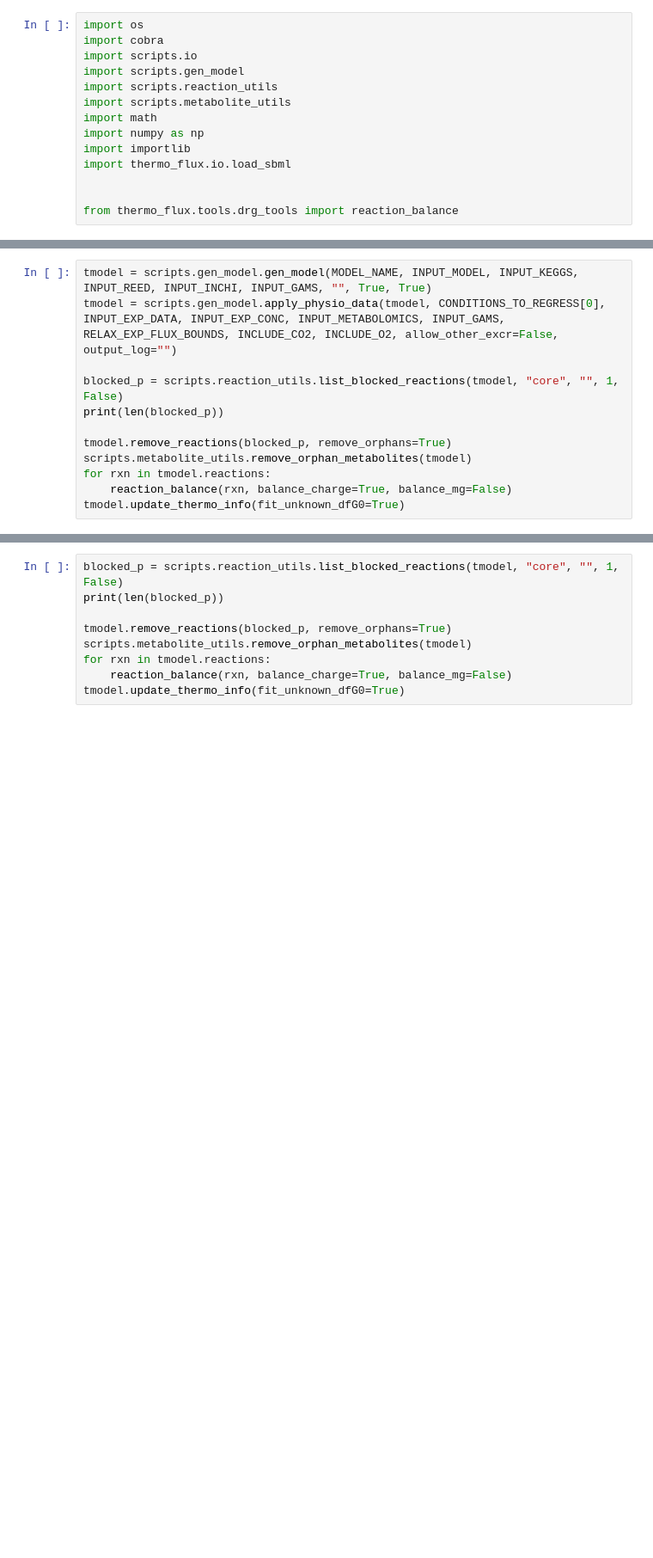
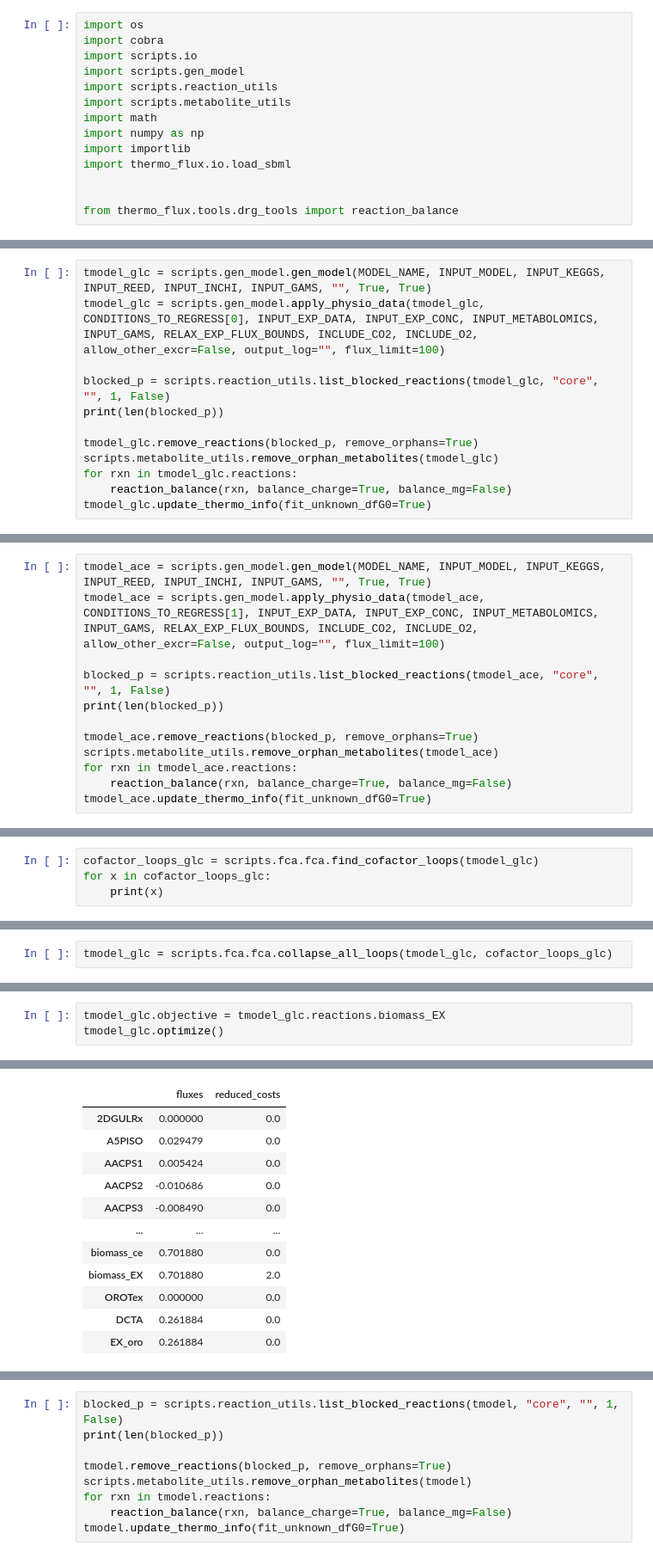
Before and after one commit to lasillje/MSC-Thermo, a Jupyter notebook: analysis_reduction.ipynb, the cells around one changed output, grey strips where cells are left out. Shown at 86% size. Saved outputs shown, nothing was run; the diff lists cells and outputs as text; blank space fills up the shorter version.

```diff
--- a/analysis_reduction.ipynb
+++ b/analysis_reduction.ipynb
@@ -31,17 +31,17 @@ INCLUDE_O2 = True
 ALLOW_OTHER_EXCRETION = False
 RELAX_EXP_FLUX_BOUNDS = 2.0
 # %%
-tmodel = scripts.gen_model.gen_model(MODEL_NAME, INPUT_MODEL, INPUT_KEGGS, INPUT_REED, INPUT_INCHI, INPUT_GAMS, "", True, True)
-tmodel = scripts.gen_model.apply_physio_data(tmodel, CONDITIONS_TO_REGRESS[0], INPUT_EXP_DATA, INPUT_EXP_CONC, INPUT_METABOLOMICS, INPUT_GAMS, RELAX_EXP_FLUX_BOUNDS, INCLUDE_CO2, INCLUDE_O2, allow_other_excr=False, output_log="")
+tmodel_glc = scripts.gen_model.gen_model(MODEL_NAME, INPUT_MODEL, INPUT_KEGGS, INPUT_REED, INPUT_INCHI, INPUT_GAMS, "", True, True)
+tmodel_glc = scripts.gen_model.apply_physio_data(tmodel_glc, CONDITIONS_TO_REGRESS[0], INPUT_EXP_DATA, INPUT_EXP_CONC, INPUT_METABOLOMICS, INPUT_GAMS, RELAX_EXP_FLUX_BOUNDS, INCLUDE_CO2, INCLUDE_O2, allow_other_excr=False, output_log="", flux_limit=100)
 
-blocked_p = scripts.reaction_utils.list_blocked_reactions(tmodel, "core", "", 1, False)
+blocked_p = scripts.reaction_utils.list_blocked_reactions(tmodel_glc, "core", "", 1, False)
 print(len(blocked_p))
 
-tmodel.remove_reactions(blocked_p, remove_orphans=True)
-scripts.metabolite_utils.remove_orphan_metabolites(tmodel)
-for rxn in tmodel.reactions:
+tmodel_glc.remove_reactions(blocked_p, remove_orphans=True)
+scripts.metabolite_utils.remove_orphan_metabolites(tmodel_glc)
+for rxn in tmodel_glc.reactions:
     reaction_balance(rxn, balance_charge=True, balance_mg=False)
-tmodel.update_thermo_info(fit_unknown_dfG0=True)
+tmodel_glc.update_thermo_info(fit_unknown_dfG0=True)
 # %% [output]
 ['Parameters', 'Exchange reactions', 'Reactions', 'Biomass Composition', 'Transmembrane reactions', 'Metabolites', 'references', 'Transmembrane_reactions_reed', 'Transmembrane reactions_Orth', 'Transm ...
 *** Reading data from Reactions ***
@@ -79,3 +79,15 @@ dhcinnm_c NOTHING DONE!
 
 Estimating drG0'...
 [████████████████████████████████████████] 623/623 EX_oro
+# %%
+tmodel_ace = scripts.gen_model.gen_model(MODEL_NAME, INPUT_MODEL, INPUT_KEGGS, INPUT_REED, INPUT_INCHI, INPUT_GAMS, "", True, True)
+tmodel_ace = scripts.gen_model.apply_physio_data(tmodel_ace, CONDITIONS_TO_REGRESS[1], INPUT_EXP_DATA, INPUT_EXP_CONC, INPUT_METABOLOMICS, INPUT_GAMS, RELAX_EXP_FLUX_BOUNDS, INCLUDE_CO2, INCLUDE_O2, allow_other_excr=False, output_log="", flux_limit=100)
+
+blocked_p = scripts.reaction_utils.list_blocked_reactions(tmodel_ace, "core", "", 1, False)
+print(len(blocked_p))
+
+tmodel_ace.remove_reactions(blocked_p, remove_orphans=True)
+scripts.metabolite_utils.remove_orphan_metabolites(tmodel_ace)
+for rxn in tmodel_ace.reactions:
+    reaction_balance(rxn, balance_charge=True, balance_mg=False)
+tmodel_ace.update_thermo_info(fit_unknown_dfG0=True)
@@ -81,0 +155,4 @@ Estimating drG0'...
+# %%
+cofactor_loops_glc = scripts.fca.fca.find_cofactor_loops(tmodel_glc)
+for x in cofactor_loops_glc:
+    print(x)
@@ -81,0 +191,2 @@ Estimating drG0'...
+# %%
+tmodel_glc = scripts.fca.fca.collapse_all_loops(tmodel_glc, cofactor_loops_glc)
@@ -81,0 +228,4 @@ Estimating drG0'...
+# %%
+tmodel_glc.objective = tmodel_glc.reactions.biomass_EX
+tmodel_glc.optimize()
+# %% [output]
@@ -81,0 +233,12 @@ Estimating drG0'...
+|  | fluxes | reduced_costs |
+| 2DGULRx | 0.000000 | 0.0 |
+| A5PISO | 0.029479 | 0.0 |
+| AACPS1 | 0.005424 | 0.0 |
+| AACPS2 | -0.010686 | 0.0 |
+| AACPS3 | -0.008490 | 0.0 |
+| ... | ... | ... |
+| biomass_ce | 0.701880 | 0.0 |
+| biomass_EX | 0.701880 | 2.0 |
+| OROTex | 0.000000 | 0.0 |
+| DCTA | 0.261884 | 0.0 |
+| EX_oro | 0.261884 | 0.0 |
```
Also changed, not shown: parts of 77 cells of this notebook, 6 other files.
